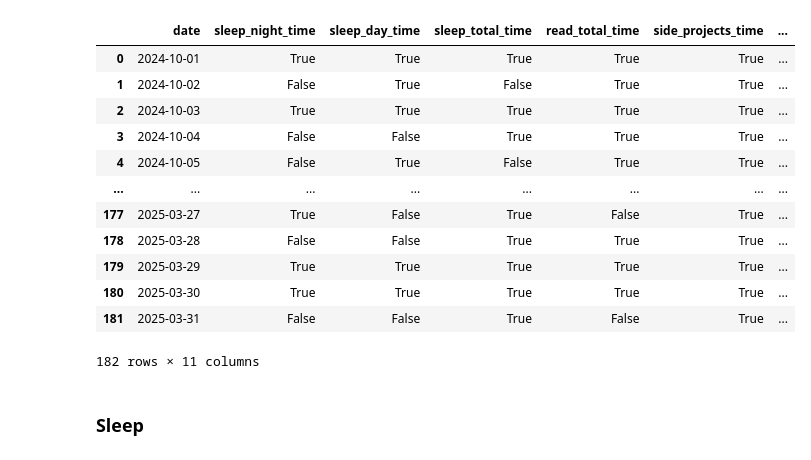
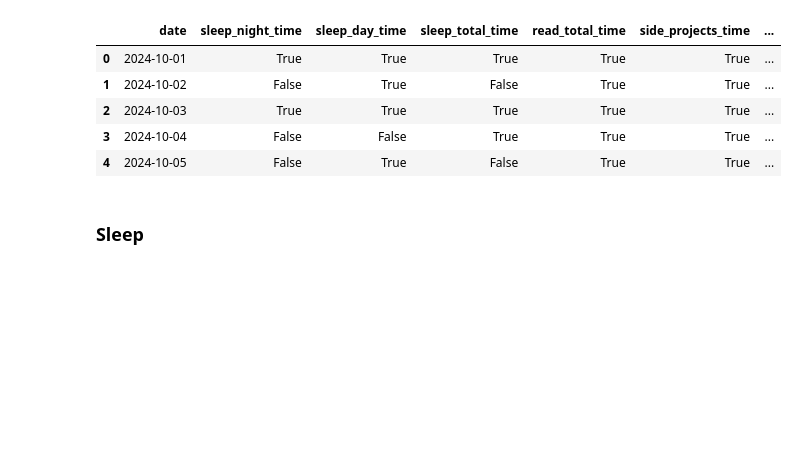
Before and after one commit to KamilMatejuk/Articles, a Jupyter notebook: Other/The Winter Arc - exploratory data analysis/passrate.ipynb, the cells around one changed output. Drawn from its saved outputs; the diff is of its cells as text; code cells hidden in the pictures; blank space fills up the shorter version.

```diff
--- a/Other/The Winter Arc - exploratory data analysis/passrate.ipynb
+++ b/Other/The Winter Arc - exploratory data analysis/passrate.ipynb
@@ -11,21 +11,14 @@ from graphs import create_graph_passrate, show_passrate, set_style, set_style_xt
 # %%
 data = read_data()
 passfail = read_passfail()
-passfail
+passfail.head()
 # %% [output]
 |  | date | sleep_night_time | sleep_day_time | sleep_total_time | read_total_time | side_projects_time | ... |
 | 0 | 2024-10-01 | True | True | True | True | True | ... |
 | 1 | 2024-10-02 | False | True | False | True | True | ... |
 | 2 | 2024-10-03 | True | True | True | True | True | ... |
 | 3 | 2024-10-04 | False | False | True | True | True | ... |
 | 4 | 2024-10-05 | False | True | False | True | True | ... |
-| ... | ... | ... | ... | ... | ... | ... | ... |
-| 177 | 2025-03-27 | True | False | True | False | True | ... |
-| 178 | 2025-03-28 | False | False | True | True | True | ... |
-| 179 | 2025-03-29 | True | True | True | True | True | ... |
-| 180 | 2025-03-30 | True | True | True | True | True | ... |
-| 181 | 2025-03-31 | False | False | True | False | True | ... |
-182 rows × 11 columns
 # %% [markdown]
 ### Sleep
 # %%
```
Also changed, not shown: parts of 2 cells of this notebook, 3 other files.
